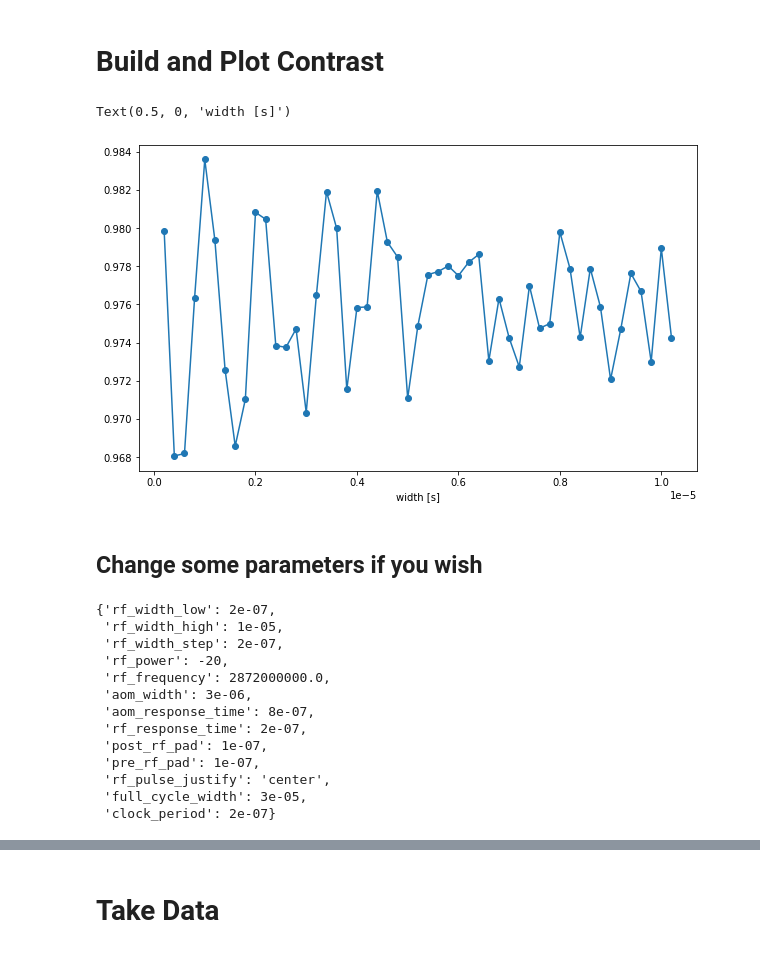
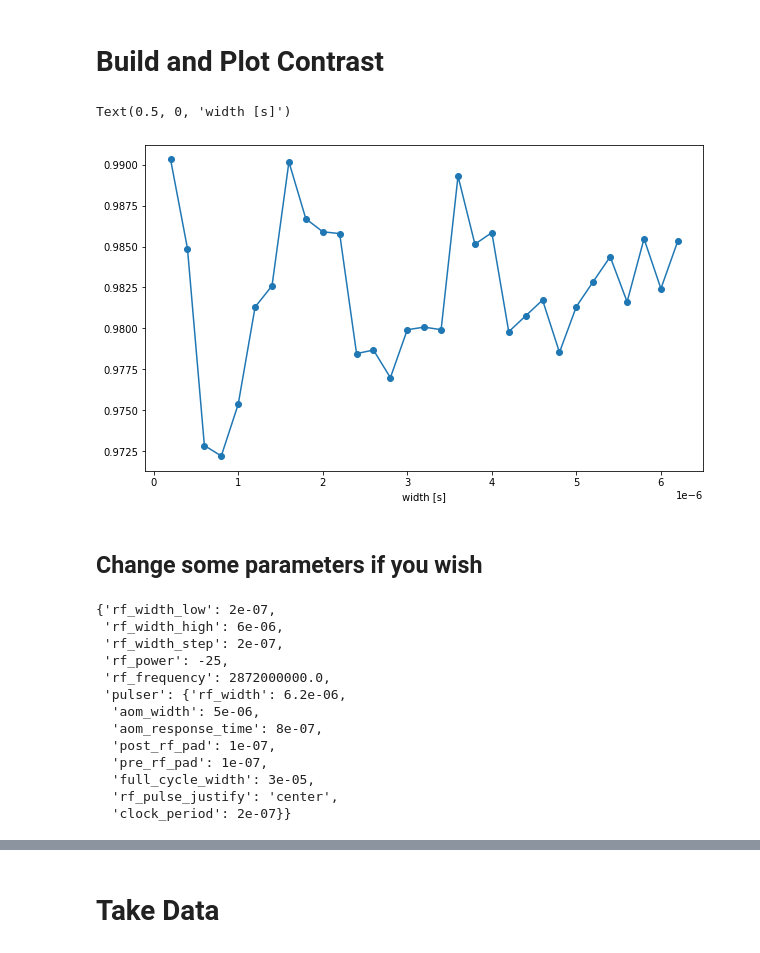
Before and after one commit to qt3uw/qt3-utils, a Jupyter notebook: examples/default_rabi.ipynb, the cells around one changed output, grey strips where cells are left out. Cells and saved outputs as stored; diff of their text form; code cells hidden in the pictures.

Commit message:
Updates Rabi example. Fixes bug in rabi experiment. Changes default values in podmr pulser

```diff
--- a/examples/default_rabi.ipynb
+++ b/examples/default_rabi.ipynb
@@ -25,22 +26,26 @@ qt3utils.experiments.rabi.logger.setLevel(logging.INFO)
 # %% [markdown]
 # Create objects to control hardware
 # %%
-pulser = qcsapphire.Pulser('COM4')
+pulser_controller = qcsapphire.Pulser('COM4')
 rfsynth = qt3rfsynthcontrol.QT3SynthHD('COM5')
+# %%
+podmr_pulser = qt3utils.experiments.pulsers.qcsapphire.QCSapphPulsedODMRPulser(pulser_controller,
+                                                                              rf_width = 1e-6,
+                                                                              aom_width = 5e-6,
+                                                                              full_cycle_width = 30e-6)
 # %%
 nidaq_config = qt3utils.nidaq.EdgeCounter('Dev1')
 # %% [markdown]
 # Instantiate an experiment object
 # %%
-experiment = qt3utils.experiments.rabi.Rabi(pulser, rfsynth, nidaq_config,
+experiment = qt3utils.experiments.rabi.Rabi(podmr_pulser, rfsynth, nidaq_config,
                                             photon_counter_nidaq_terminal = 'PFI0',
                                             clock_nidaq_terminal = 'PFI12',
-                                            rf_power = -20,
+                                            rf_power = -25,
                                             rf_frequency=2872e6,
                                             rf_width_step = 0.2e-6,
                                             rf_width_low = 0.2e-6,
-                                            rf_width_high = 10e-6,
-                                            full_cycle_width = 30e-6)
+                                            rf_width_high = 6e-6)
 # %%
 experiment.experimental_conditions()
 # %% [output]
@@ -137,37 +142,37 @@ def signal_to_background(trace, pre_trigger, experiment, duty = 1.0):
 # %% [markdown]
 # Build and Plot Contrast
 # %%
-contrast = [(m[0], signal_to_background(m[1], 2, experiment)) for m in scan_data]
+contrast = [(m[0], simple_signal_background(m[1])) for m in scan_data]
 contrast = np.array(contrast)
 
 x_data = contrast[:, 0]
 y_data = contrast[:, 1]
 
 plt.figure(figsize=(10, 6))
 plt.plot(x_data, y_data, 'o-', label='Data')
 
 plt.xlabel('width [s]')
 # %% [output]
 Text(0.5, 0, 'width [s]')
-[figure, old version]
+[figure, new version]
 # %% [markdown]
 ## Change some parameters if you wish
 # %%
 experiment.experimental_conditions()
 # %% [output]
 {'rf_width_low': 2e-07,
- 'rf_width_high': 1e-05,
+ 'rf_width_high': 6e-06,
  'rf_width_step': 2e-07,
- 'rf_power': -20,
+ 'rf_power': -25,
  'rf_frequency': 2872000000.0,
- 'aom_width': 3e-06,
- 'aom_response_time': 8e-07,
- 'rf_response_time': 2e-07,
- 'post_rf_pad': 1e-07,
- 'pre_rf_pad': 1e-07,
- 'rf_pulse_justify': 'center',
- 'full_cycle_width': 3e-05,
- 'clock_period': 2e-07}
+ 'pulser': {'rf_width': 6.2e-06,
+  'aom_width': 5e-06,
+  'aom_response_time': 8e-07,
+  'post_rf_pad': 1e-07,
+  'pre_rf_pad': 1e-07,
+  'full_cycle_width': 3e-05,
+  'rf_pulse_justify': 'center',
+  'clock_period': 2e-07}}
 # %%
 #modify these as you see fit
 
```
Also changed, not shown: parts of 11 cells of this notebook, 2 other files.
